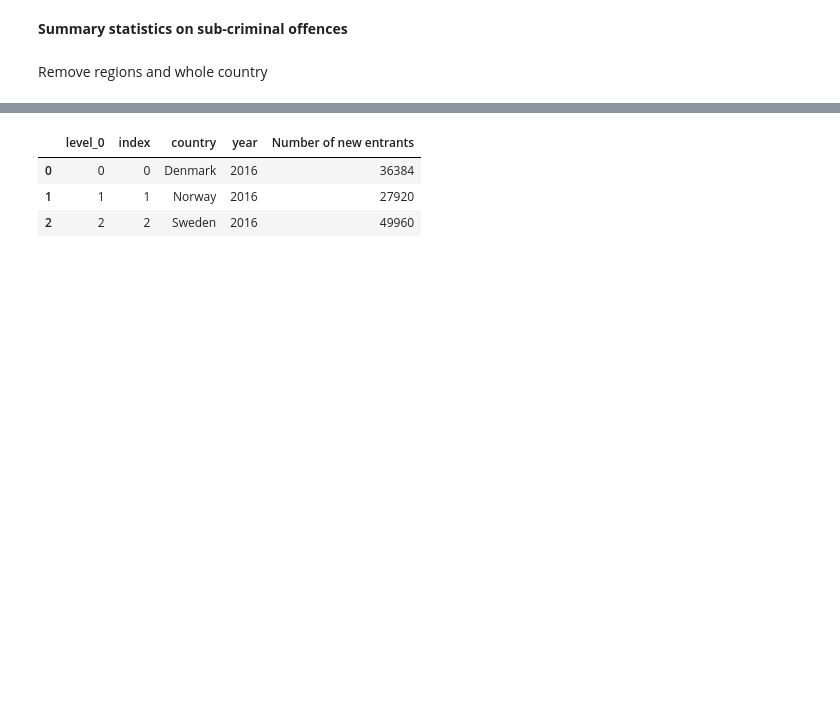
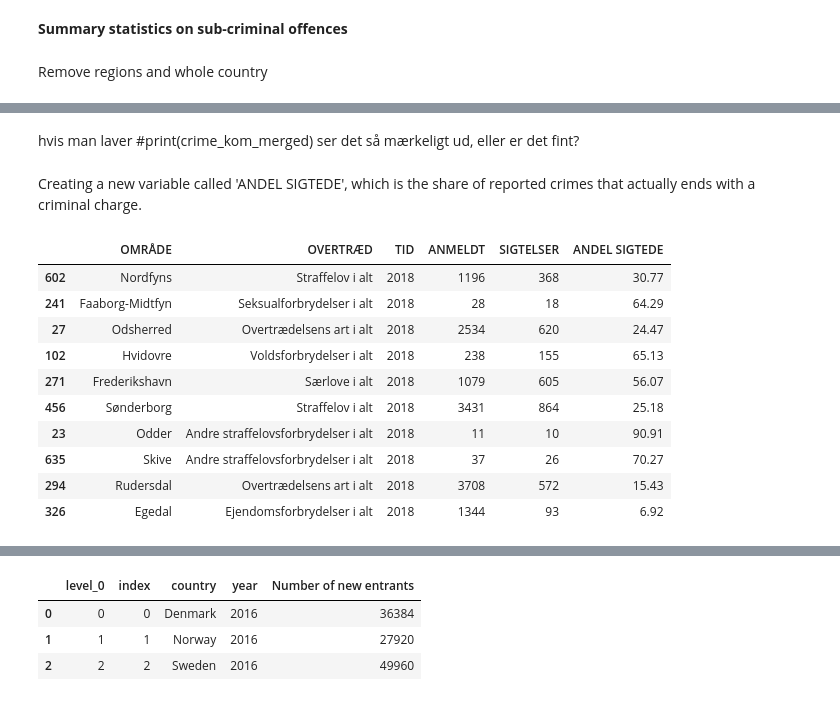
Before and after one commit to NumEconCopenhagen/projects-2019-cl, a Jupyter notebook: dataproject/dataproject/Assignment.ipynb, the cells around one changed output, grey strips where cells are left out. Drawn from its saved outputs; the diff is of its cells as text; code cells hidden in the pictures; blank space fills up the shorter version.

```diff
--- a/dataproject/dataproject/Assignment.ipynb
+++ b/dataproject/dataproject/Assignment.ipynb
@@ -228,0 +280,21 @@ crime_kom_y.head()
+# %% [markdown]
+hvis man laver  #print(crime_kom_merged) ser det så mærkeligt ud, eller er det fint?
+# %% [markdown]
+Creating a new variable called 'ANDEL SIGTEDE', which is the share of reported crimes that actually ends with a criminal charge.
+# %%
+crime_kom_merged['ANDEL SIGTEDE'] = crime_kom_merged['SIGTELSER'] / crime_kom_merged['ANMELDT'] * 100
+# rounding the number to two decimals
+crime_kom_merged['ANDEL SIGTEDE'] = round(crime_kom_merged['ANDEL SIGTEDE'], 2)
+crime_kom_merged.sample(10)
+# %% [output]
+|  | OMRÅDE | OVERTRÆD | TID | ANMELDT | SIGTELSER | ANDEL SIGTEDE |
+| 602 | Nordfyns | Straffelov i alt | 2018 | 1196 | 368 | 30.77 |
+| 241 | Faaborg-Midtfyn | Seksualforbrydelser i alt | 2018 | 28 | 18 | 64.29 |
+| 27 | Odsherred | Overtrædelsens art i alt | 2018 | 2534 | 620 | 24.47 |
+| 102 | Hvidovre | Voldsforbrydelser i alt | 2018 | 238 | 155 | 65.13 |
+| 271 | Frederikshavn | Særlove i alt | 2018 | 1079 | 605 | 56.07 |
+| 456 | Sønderborg | Straffelov i alt | 2018 | 3431 | 864 | 25.18 |
+| 23 | Odder | Andre straffelovsforbrydelser i alt | 2018 | 11 | 10 | 90.91 |
+| 635 | Skive | Andre straffelovsforbrydelser i alt | 2018 | 37 | 26 | 70.27 |
+| 294 | Rudersdal | Overtrædelsens art i alt | 2018 | 3708 | 572 | 15.43 |
+| 326 | Egedal | Ejendomsforbrydelser i alt | 2018 | 1344 | 93 | 6.92 |
```
Also changed, not shown: parts of 14 cells of this notebook.
